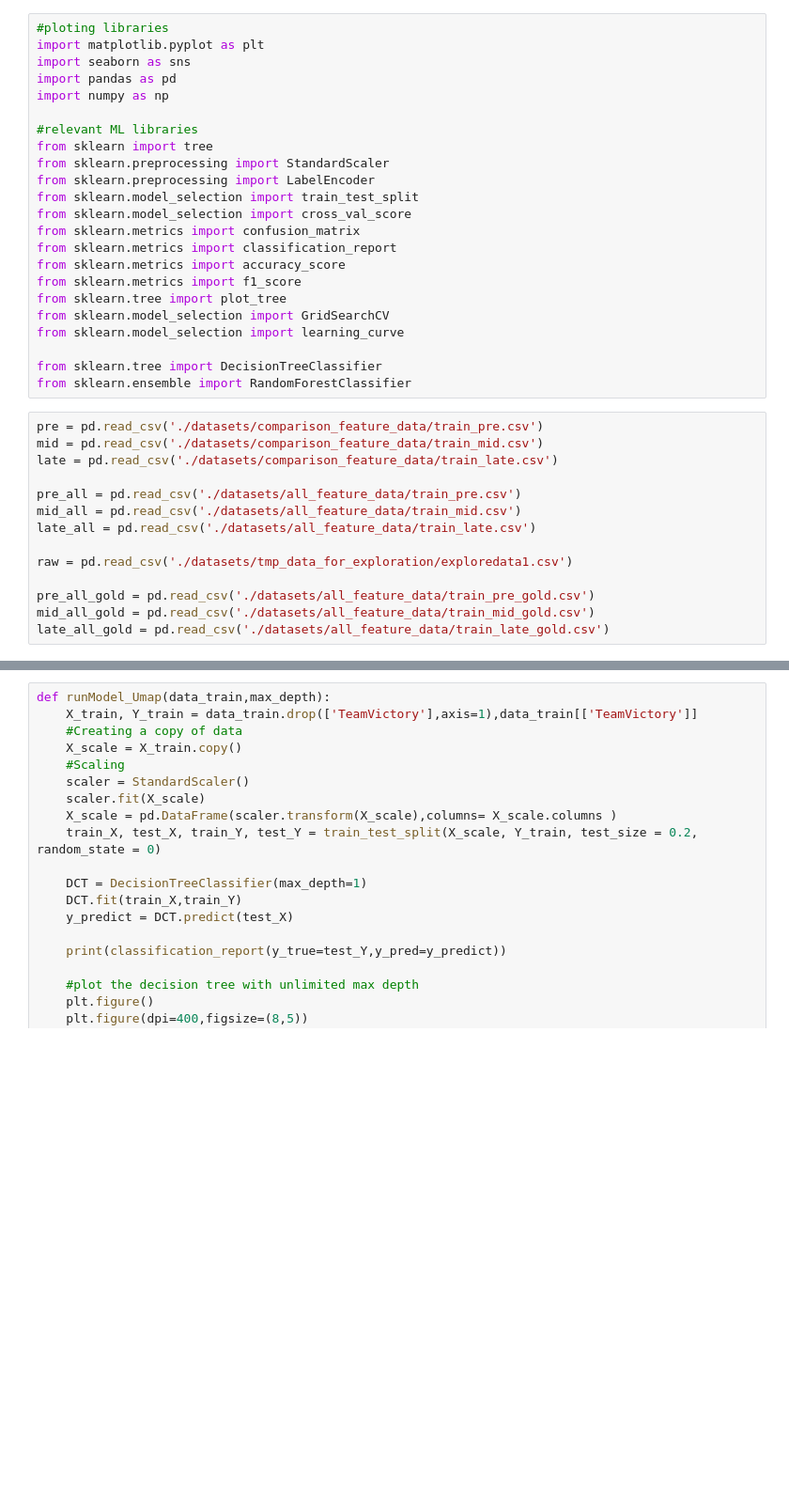
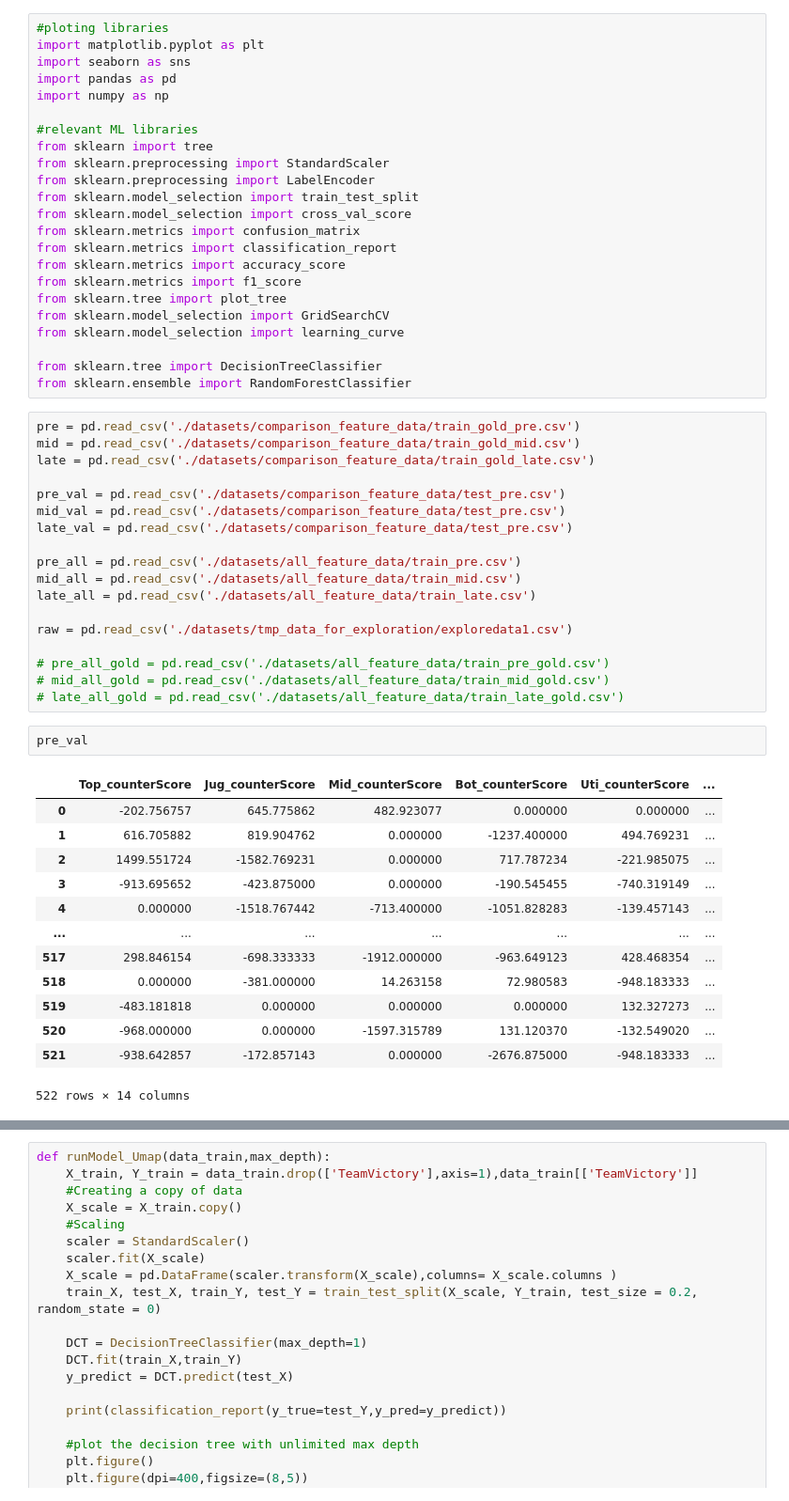
Before and after one commit to Jiawei-oukai/MachinLearning-LOL_Gaming, a Jupyter notebook: DecisionTree.ipynb, the cells around one changed output, grey strips where cells are left out. Shown at 94% size. Drawn from its saved outputs; the diff is of its cells as text; blank space fills up the shorter version.

```diff
--- a/DecisionTree.ipynb
+++ b/DecisionTree.ipynb
@@ -22,9 +22,13 @@ from sklearn.model_selection import learning_curve
 from sklearn.tree import DecisionTreeClassifier
 from sklearn.ensemble import RandomForestClassifier
 # %%
-pre = pd.read_csv('./datasets/comparison_feature_data/train_pre.csv')
-mid = pd.read_csv('./datasets/comparison_feature_data/train_mid.csv')
-late = pd.read_csv('./datasets/comparison_feature_data/train_late.csv')
+pre = pd.read_csv('./datasets/comparison_feature_data/train_gold_pre.csv')
+mid = pd.read_csv('./datasets/comparison_feature_data/train_gold_mid.csv')
+late = pd.read_csv('./datasets/comparison_feature_data/train_gold_late.csv')
+
+pre_val = pd.read_csv('./datasets/comparison_feature_data/test_pre.csv')
+mid_val = pd.read_csv('./datasets/comparison_feature_data/test_pre.csv')
+late_val = pd.read_csv('./datasets/comparison_feature_data/test_pre.csv')
 
 pre_all = pd.read_csv('./datasets/all_feature_data/train_pre.csv')
 mid_all = pd.read_csv('./datasets/all_feature_data/train_mid.csv')
@@ -32,7 +36,23 @@ late_all = pd.read_csv('./datasets/all_feature_data/train_late.csv')
 
 raw = pd.read_csv('./datasets/tmp_data_for_exploration/exploredata1.csv')
 
-pre_all_gold = pd.read_csv('./datasets/all_feature_data/train_pre_gold.csv')
-mid_all_gold = pd.read_csv('./datasets/all_feature_data/train_mid_gold.csv')
-late_all_gold = pd.read_csv('./datasets/all_feature_data/train_late_gold.csv')
+# pre_all_gold = pd.read_csv('./datasets/all_feature_data/train_pre_gold.csv')
+# mid_all_gold = pd.read_csv('./datasets/all_feature_data/train_mid_gold.csv')
+# late_all_gold = pd.read_csv('./datasets/all_feature_data/train_late_gold.csv')
+# %%
+pre_val
+# %% [output]
+|  | Top_counterScore | Jug_counterScore | Mid_counterScore | Bot_counterScore | Uti_counterScore | ... |
+| 0 | -202.756757 | 645.775862 | 482.923077 | 0.000000 | 0.000000 | ... |
+| 1 | 616.705882 | 819.904762 | 0.000000 | -1237.400000 | 494.769231 | ... |
+| 2 | 1499.551724 | -1582.769231 | 0.000000 | 717.787234 | -221.985075 | ... |
+| 3 | -913.695652 | -423.875000 | 0.000000 | -190.545455 | -740.319149 | ... |
+| 4 | 0.000000 | -1518.767442 | -713.400000 | -1051.828283 | -139.457143 | ... |
+| ... | ... | ... | ... | ... | ... | ... |
+| 517 | 298.846154 | -698.333333 | -1912.000000 | -963.649123 | 428.468354 | ... |
+| 518 | 0.000000 | -381.000000 | 14.263158 | 72.980583 | -948.183333 | ... |
+| 519 | -483.181818 | 0.000000 | 0.000000 | 0.000000 | 132.327273 | ... |
+| 520 | -968.000000 | 0.000000 | -1597.315789 | 131.120370 | -132.549020 | ... |
+| 521 | -938.642857 | -172.857143 | 0.000000 | -2676.875000 | -948.183333 | ... |
+522 rows × 14 columns
 # %%
```
Also changed, not shown: parts of 7 cells of this notebook.
